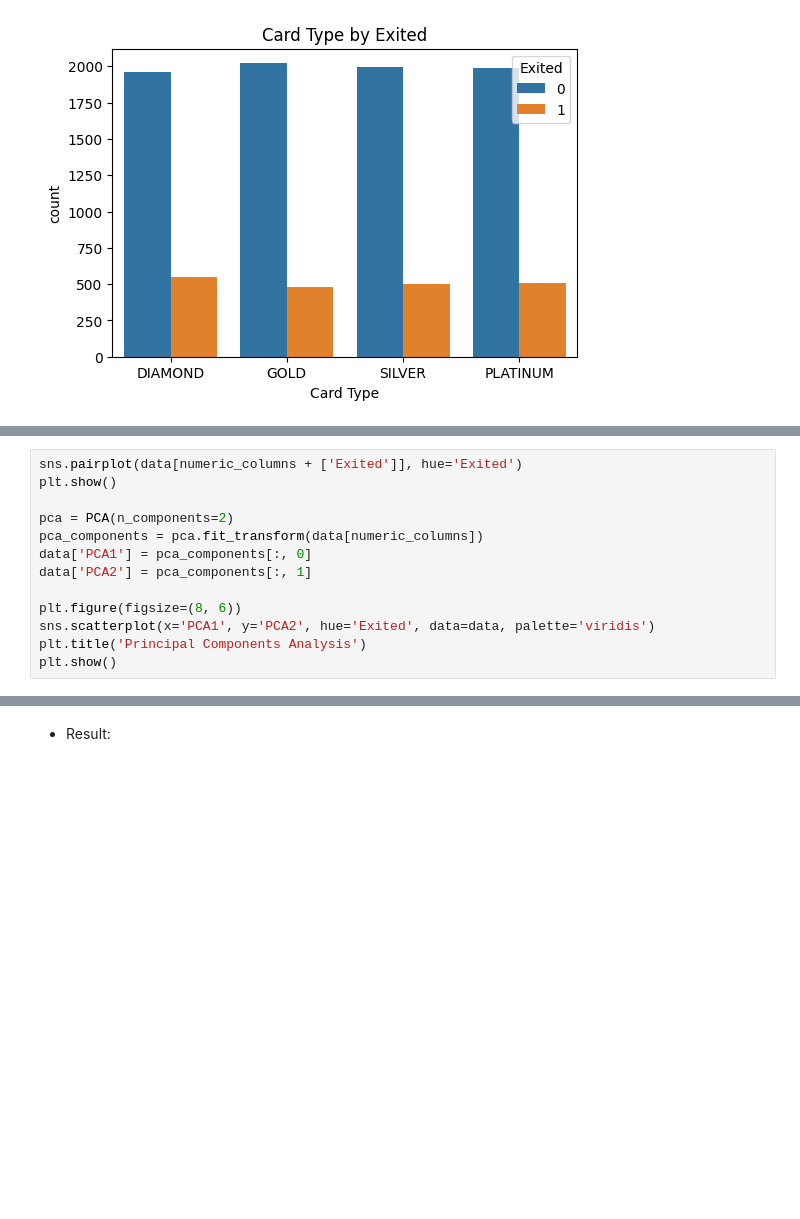
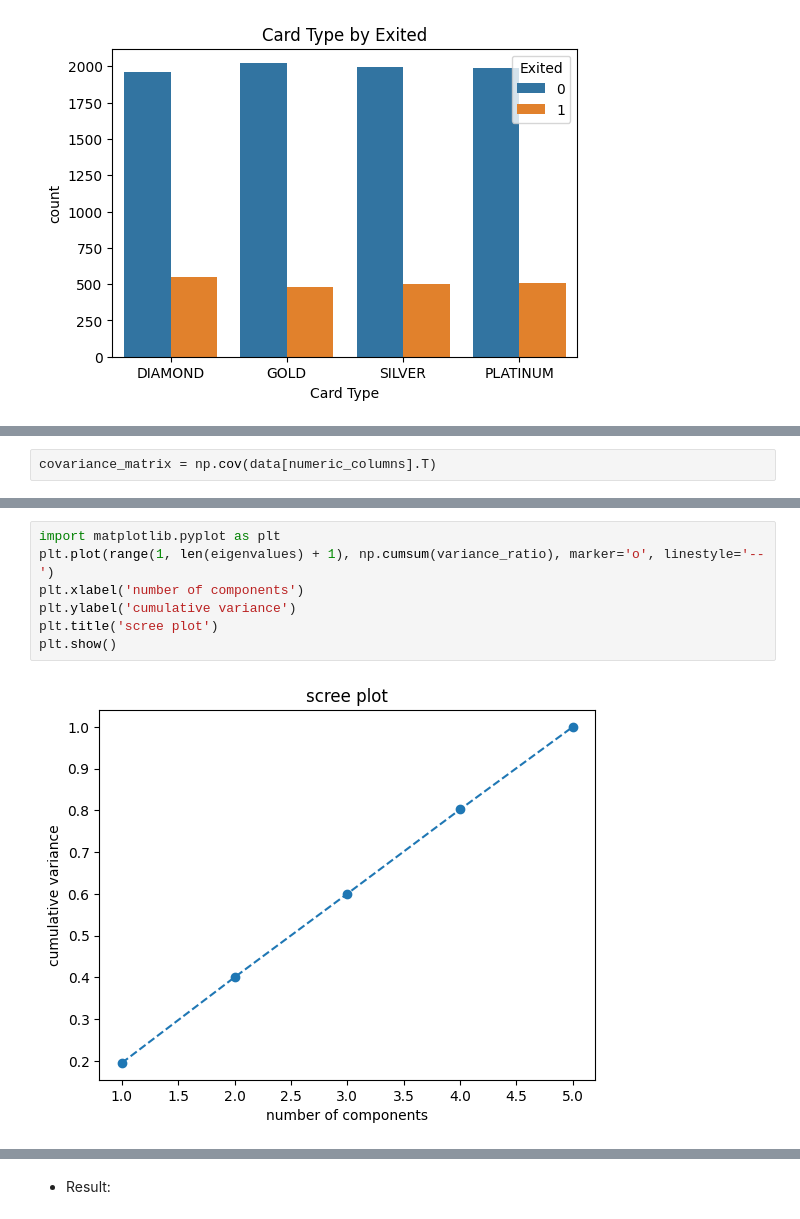
Before and after one commit to MateoPerezSuarez/Bank-Churn-Project, a Jupyter notebook: EDA_process.ipynb, the cells around one changed output, grey strips where cells are left out. Drawn from its saved outputs; the diff is of its cells as text; blank space fills up the shorter version.

```diff
--- a/EDA_process.ipynb
+++ b/EDA_process.ipynb
@@ -434,13 +433,0 @@ for col in categorical_columns:
-# %%
-sns.pairplot(data[numeric_columns + ['Exited']], hue='Exited')
-plt.show()
-
-pca = PCA(n_components=2)
-pca_components = pca.fit_transform(data[numeric_columns])
-data['PCA1'] = pca_components[:, 0]
-data['PCA2'] = pca_components[:, 1]
-
-plt.figure(figsize=(8, 6))
-sns.scatterplot(x='PCA1', y='PCA2', hue='Exited', data=data, palette='viridis')
-plt.title('Principal Components Analysis')
-plt.show()
@@ -449,0 +436,2 @@ plt.show()
+# %%
+covariance_matrix = np.cov(data[numeric_columns].T)
@@ -449,0 +491,9 @@ plt.show()
+# %%
+import matplotlib.pyplot as plt
+plt.plot(range(1, len(eigenvalues) + 1), np.cumsum(variance_ratio), marker='o', linestyle='--')
+plt.xlabel('number of components')
+plt.ylabel('cumulative variance')
+plt.title('scree plot')
+plt.show()
+# %% [output]
+[figure, added]
```
Also changed, not shown: parts of 21 cells of this notebook.
